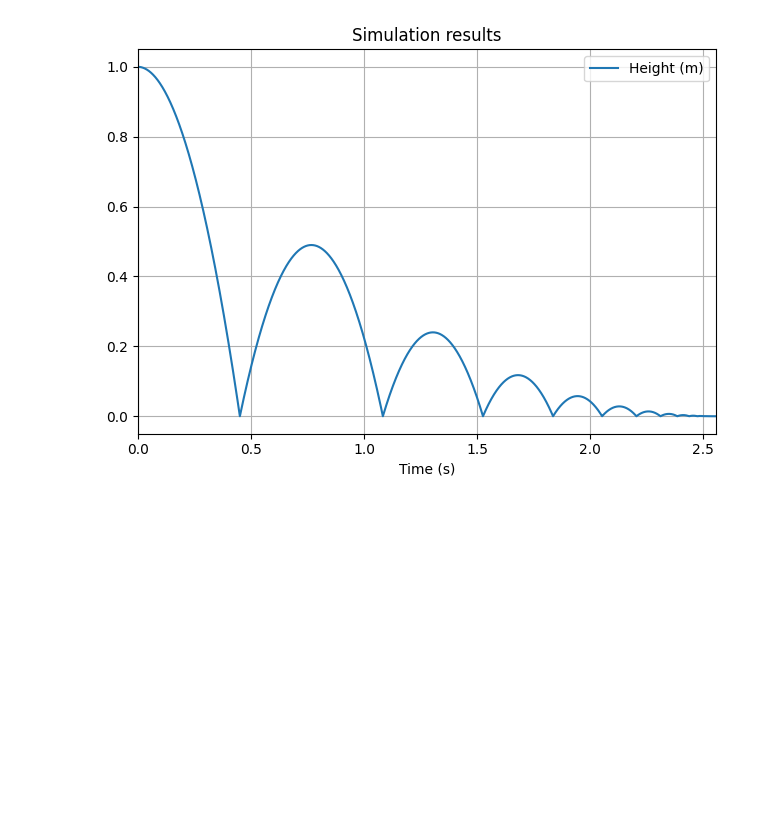
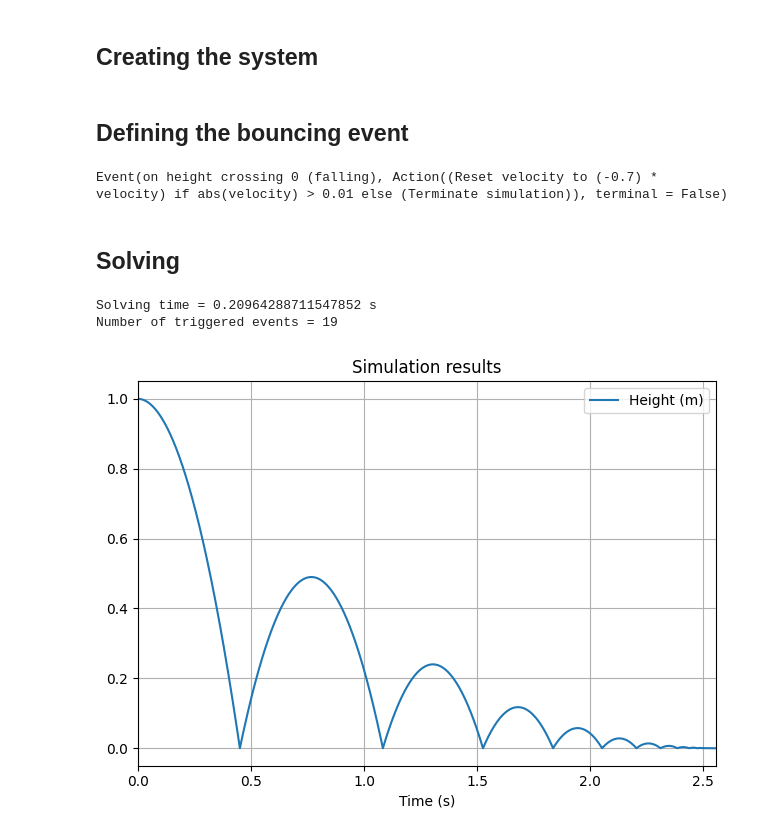
Before and after one commit to ngripon/vip-ivp, a Jupyter notebook: demos/boucing_ball.ipynb, the cells around one changed output. Cells and saved outputs as stored; diff of their text form; code cells hidden in the pictures; blank space fills up the shorter version.

```diff
--- a/demos/boucing_ball.ipynb
+++ b/demos/boucing_ball.ipynb
@@ -7,4 +15,6 @@ initial_height = 1  # m
 GRAVITY = -9.81
 k = 0.7  # Bouncing coefficient
 v_min = 0.01  # Minimum velocity need to bounce
+# %% [markdown]
+## Creating the system
 # %%
@@ -14,13 +24,19 @@ velocity = vip.integrate(acceleration, x0=0)
+# %% [markdown]
+## Defining the bouncing event
 # %%
-height = vip.integrate(velocity, x0=initial_height)
-# Create the bouncing event
 bounce = vip.where(abs(velocity) > v_min, velocity.action_reset_to(-k * velocity), vip.terminate)
 height.on_crossing(0, bounce, terminal=False, direction="falling")
-
-# Add variables to plot
-height.to_plot("Height (m)")
-
-# Solve the system
-vip.solve(20, time_step=0.001)
 # %% [output]
-[figure, removed]
+Event(on height crossing 0 (falling), Action((Reset velocity to (-0.7) * velocity) if abs(velocity) > 0.01 else (Terminate simulation)), terminal = False)
+# %% [markdown]
+## Solving
+# %%
+# Add variables to plot
+height.to_plot("Height (m)")
+
+# Solve the system
+vip.solve(20, time_step=0.001, verbose=True)
+# %% [output]
+Solving time = 0.20964288711547852 s
+Number of triggered events = 19
+[figure, added]
```
Also changed, not shown: parts of 3 cells of this notebook.
